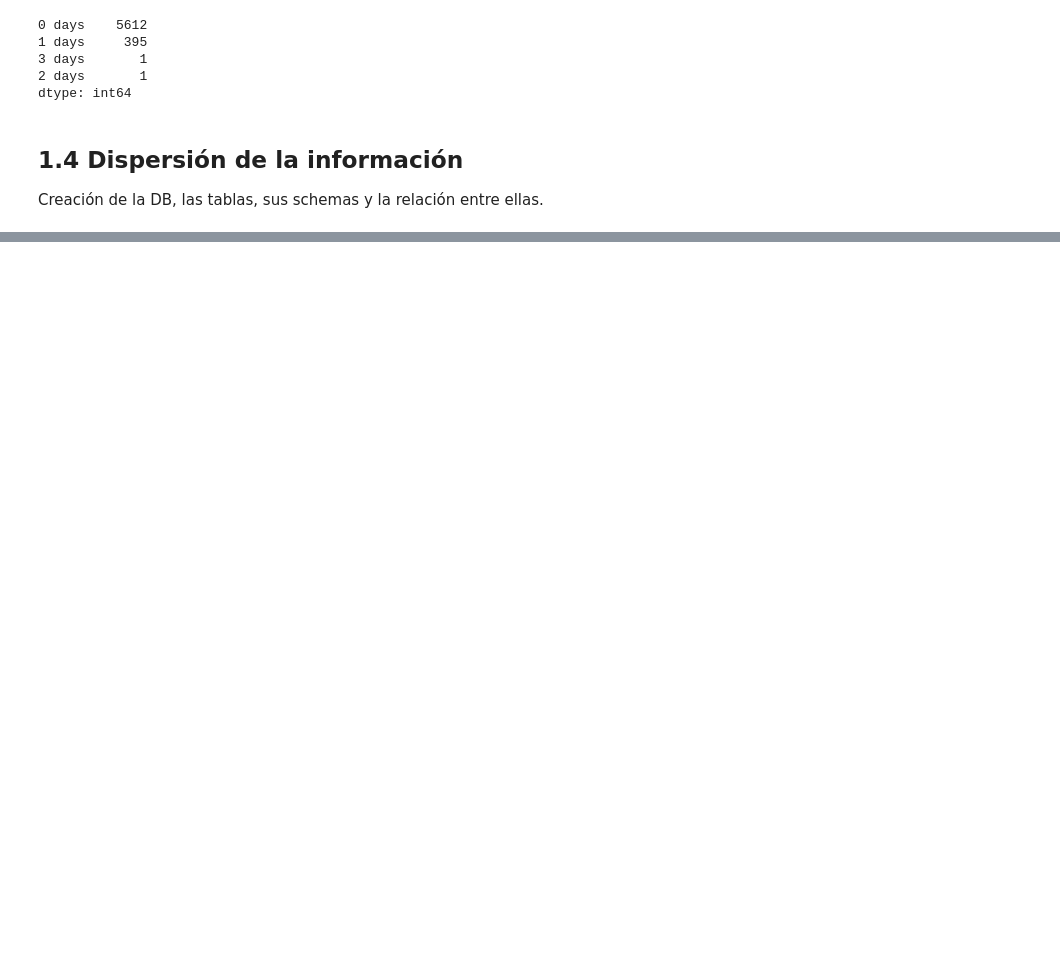
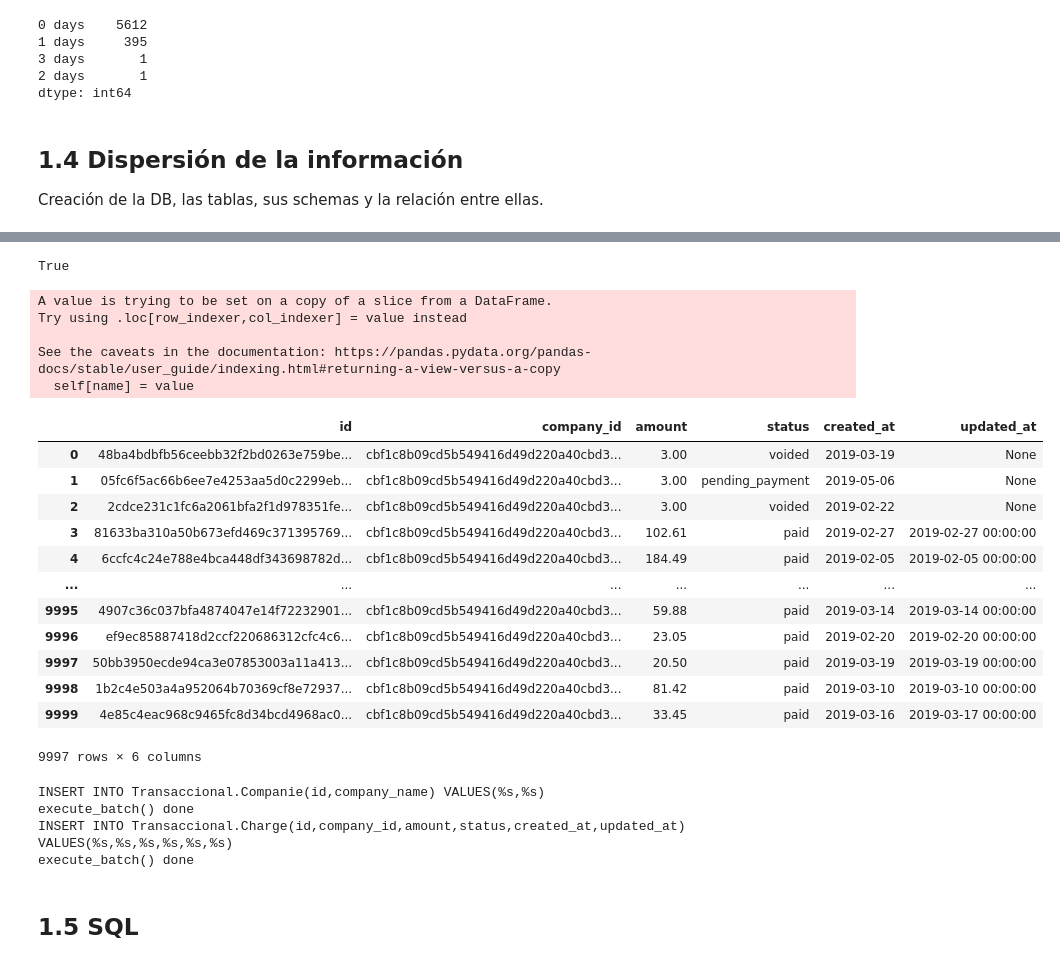
Before and after one commit to fou-foo/ConektaTest, a Jupyter notebook: DataPipeline/DataPipeline.ipynb, the cells around one changed output, grey strips where cells are left out. Drawn from its saved outputs; the diff is of its cells as text; code cells hidden in the pictures; blank space fills up the shorter version.

```diff
--- a/DataPipeline/DataPipeline.ipynb
+++ b/DataPipeline/DataPipeline.ipynb
@@ -242,0 +275,31 @@ except psycopg2.Error as e:
+# %%
+create_tables()
+# %% [output]
+True
+# %%
+charge = cargos_row[['id', 'company_id', 'amount', 'status', 'created_at', 'paid_at']]
+charge.columns = ['id', 'company_id', 'amount', 'status', 'created_at', 'updated_at']
+companie = cargos_row[['company_id', 'name']]
+companie.columns = ['id', 'company_name']
+companie = companie.drop_duplicates()
+charge.updated_at = charge.updated_at.astype(object).where( charge.updated_at.notnull(), None)
+charge
+# %% [output]
+A value is trying to be set on a copy of a slice from a DataFrame.
+Try using .loc[row_indexer,col_indexer] = value instead
+
+See the caveats in the documentation: https://pandas.pydata.org/pandas-docs/stable/user_guide/indexing.html#returning-a-view-versus-a-copy
+  self[name] = value
+|  | id | company_id | amount | status | created_at | updated_at |
+| 0 | 48ba4bdbfb56ceebb32f2bd0263e759be... | cbf1c8b09cd5b549416d49d220a40cbd3... | 3.00 | voided | 2019-03-19 | None |
+| 1 | 05fc6f5ac66b6ee7e4253aa5d0c2299eb... | cbf1c8b09cd5b549416d49d220a40cbd3... | 3.00 | pending_payment | 2019-05-06 | None |
+| 2 | 2cdce231c1fc6a2061bfa2f1d978351fe... | cbf1c8b09cd5b549416d49d220a40cbd3... | 3.00 | voided | 2019-02-22 | None |
+| 3 | 81633ba310a50b673efd469c371395769... | cbf1c8b09cd5b549416d49d220a40cbd3... | 102.61 | paid | 2019-02-27 | 2019-02-27 00:00:00 |
+| 4 | 6ccfc4c24e788e4bca448df343698782d... | cbf1c8b09cd5b549416d49d220a40cbd3... | 184.49 | paid | 2019-02-05 | 2019-02-05 00:00:00 |
+| ... | ... | ... | ... | ... | ... | ... |
+| 9995 | 4907c36c037bfa4874047e14f72232901... | cbf1c8b09cd5b549416d49d220a40cbd3... | 59.88 | paid | 2019-03-14 | 2019-03-14 00:00:00 |
+| 9996 | ef9ec85887418d2ccf220686312cfc4c6... | cbf1c8b09cd5b549416d49d220a40cbd3... | 23.05 | paid | 2019-02-20 | 2019-02-20 00:00:00 |
+| 9997 | 50bb3950ecde94ca3e07853003a11a413... | cbf1c8b09cd5b549416d49d220a40cbd3... | 20.50 | paid | 2019-03-19 | 2019-03-19 00:00:00 |
+| 9998 | 1b2c4e503a4a952064b70369cf8e72937... | cbf1c8b09cd5b549416d49d220a40cbd3... | 81.42 | paid | 2019-03-10 | 2019-03-10 00:00:00 |
+| 9999 | 4e85c4eac968c9465fc8d34bcd4968ac0... | cbf1c8b09cd5b549416d49d220a40cbd3... | 33.45 | paid | 2019-03-16 | 2019-03-17 00:00:00 |
+9997 rows × 6 columns
@@ -242,0 +332,10 @@ except psycopg2.Error as e:
+# %%
+insert_batch(  companie, 'Transaccional.Companie')
+insert_batch(  charge, 'Transaccional.Charge')
+# %% [output]
+INSERT INTO Transaccional.Companie(id,company_name) VALUES(%s,%s)
+execute_batch() done
+INSERT INTO Transaccional.Charge(id,company_id,amount,status,created_at,updated_at) VALUES(%s,%s,%s,%s,%s,%s)
+execute_batch() done
+# %% [markdown]
+## 1.5 SQL
```
Also changed, not shown: parts of 13 cells of this notebook, 4 other files.
